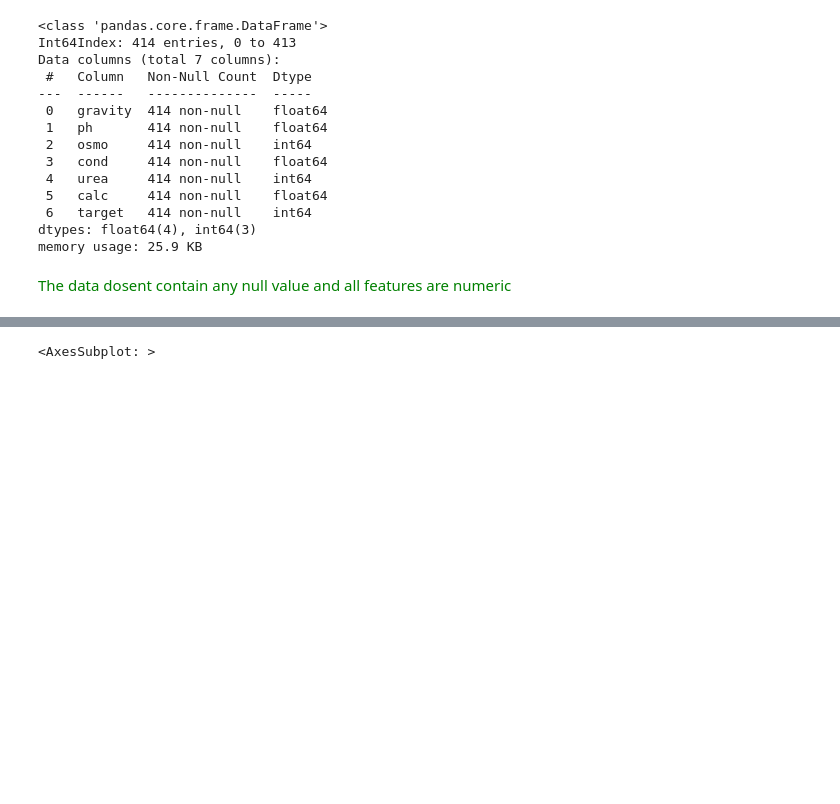
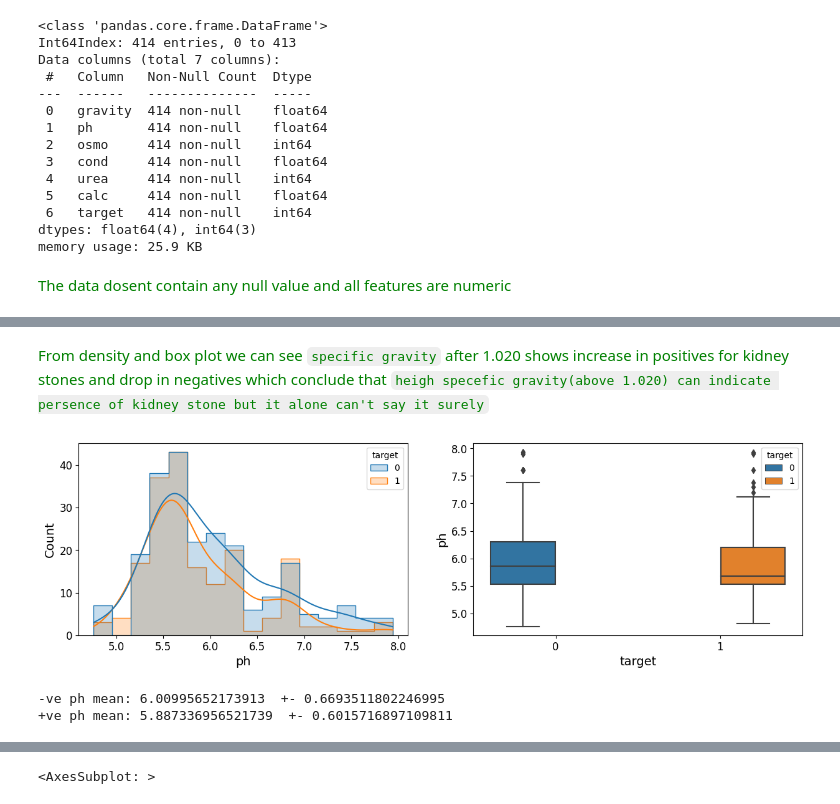
Before and after one commit to ayushmehraa/Kidney-stone-prediction, a Jupyter notebook: notebook.ipynb, the cells around one changed output, grey strips where cells are left out. Saved outputs shown, nothing was run; the diff lists cells and outputs as text; code cells hidden in the pictures; blank space fills up the shorter version.

```diff
--- a/notebook.ipynb
+++ b/notebook.ipynb
@@ -90,0 +100,15 @@ memory usage: 25.9 KB
+# %% [markdown]
+<span style="color:green">From density and box plot we can see  `specific gravity` after 1.020 shows increase in positives for kidney stones and drop in negatives which conclude that `heigh specefic gravity(above 1.020) can indicate persence of kidney stone but it alone can't say it surely`</span>
+# %%
+plot_numerical_data('ph','target')
+# %% [output]
+[figure, added]
+# %%
+def print_mean(col):
+    print("-ve ph mean:",train_df[str(col)][train_df.target==0].mean()," +-",train_df[str(col)][train_df.target==0].std())
+    print("+ve ph mean:",train_df[str(col)][train_df.target==1].mean()," +-",train_df[str(col)][train_df.target==1].std())
+
+print_mean('ph')
+# %% [output]
+-ve ph mean: 6.00995652173913  +- 0.6693511802246995
++ve ph mean: 5.887336956521739  +- 0.6015716897109811
```
Also changed, not shown: parts of 18 cells of this notebook.
